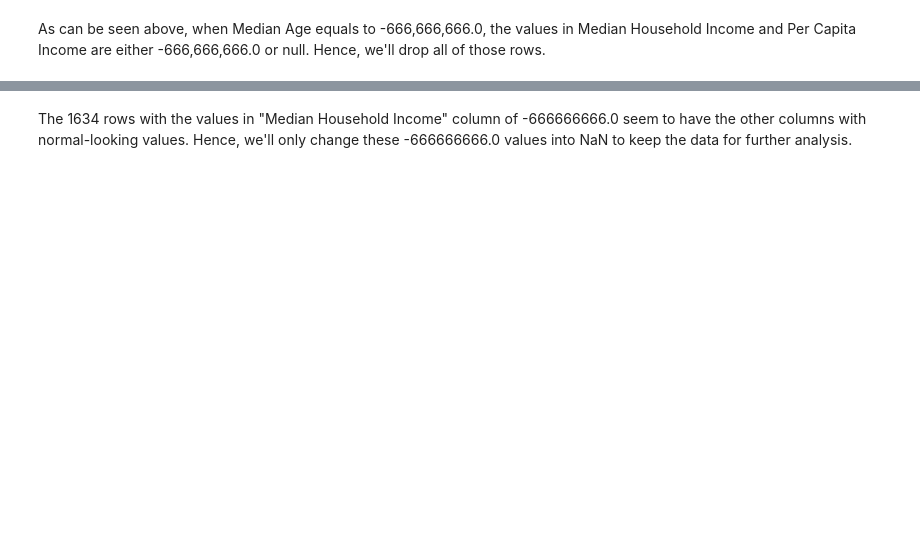
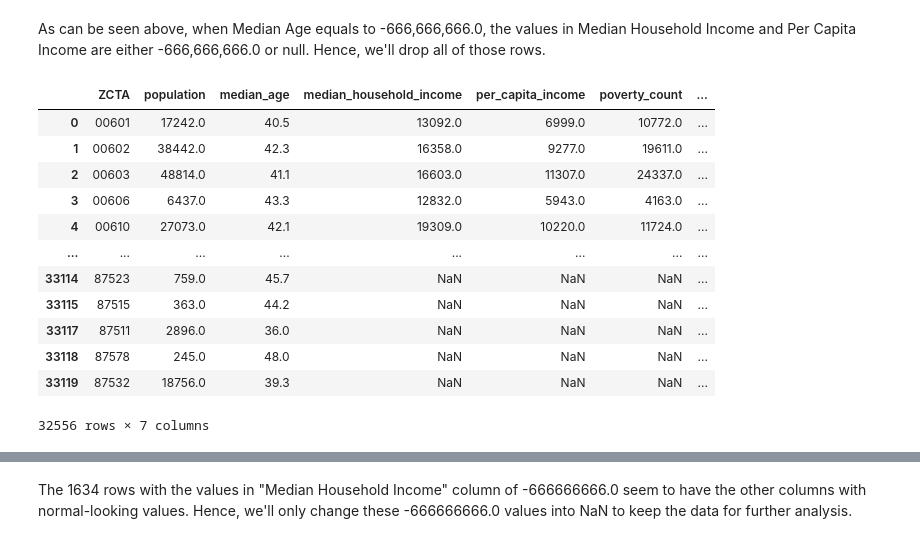
Before and after one commit to poojaisabelle/ETL-Project, a Jupyter notebook: 02_transform_census/02_transform_census_pooja.ipynb, the cells around one changed output, grey strips where cells are left out. Cells and saved outputs as stored; diff of their text form; code cells hidden in the pictures; blank space fills up the shorter version.

```diff
--- a/02_transform_census/02_transform_census_pooja.ipynb
+++ b/02_transform_census/02_transform_census_pooja.ipynb
@@ -56,8 +101,22 @@ df_age["Per Capita Income"].unique()
 As can be seen above, when Median Age equals to -666,666,666.0, the values in Median Household Income and Per Capita Income are either -666,666,666.0 or null. Hence, we'll drop all of those rows.
 # %%
 # 3 Drop rows where Median Age = -666666666.0 (564 rows dropped --> 32,556 rows left)
-clean_census = census_data[census_data['Median Age'] != min_age]
+clean_census = census_data[census_data['median_age'] != min_age]
 clean_census
+# %% [output]
+|  | ZCTA | population | median_age | median_household_income | per_capita_income | poverty_count | ... |
+| 0 | 00601 | 17242.0 | 40.5 | 13092.0 | 6999.0 | 10772.0 | ... |
+| 1 | 00602 | 38442.0 | 42.3 | 16358.0 | 9277.0 | 19611.0 | ... |
+| 2 | 00603 | 48814.0 | 41.1 | 16603.0 | 11307.0 | 24337.0 | ... |
+| 3 | 00606 | 6437.0 | 43.3 | 12832.0 | 5943.0 | 4163.0 | ... |
+| 4 | 00610 | 27073.0 | 42.1 | 19309.0 | 10220.0 | 11724.0 | ... |
+| ... | ... | ... | ... | ... | ... | ... | ... |
+| 33114 | 87523 | 759.0 | 45.7 | NaN | NaN | NaN | ... |
+| 33115 | 87515 | 363.0 | 44.2 | NaN | NaN | NaN | ... |
+| 33117 | 87511 | 2896.0 | 36.0 | NaN | NaN | NaN | ... |
+| 33118 | 87578 | 245.0 | 48.0 | NaN | NaN | NaN | ... |
+| 33119 | 87532 | 18756.0 | 39.3 | NaN | NaN | NaN | ... |
+32556 rows × 7 columns
 # %%
 # 4 Reset the index
 clean_census = clean_census.reset_index(drop=True)
```
Also changed, not shown: parts of 19 cells of this notebook, 2 other files.
